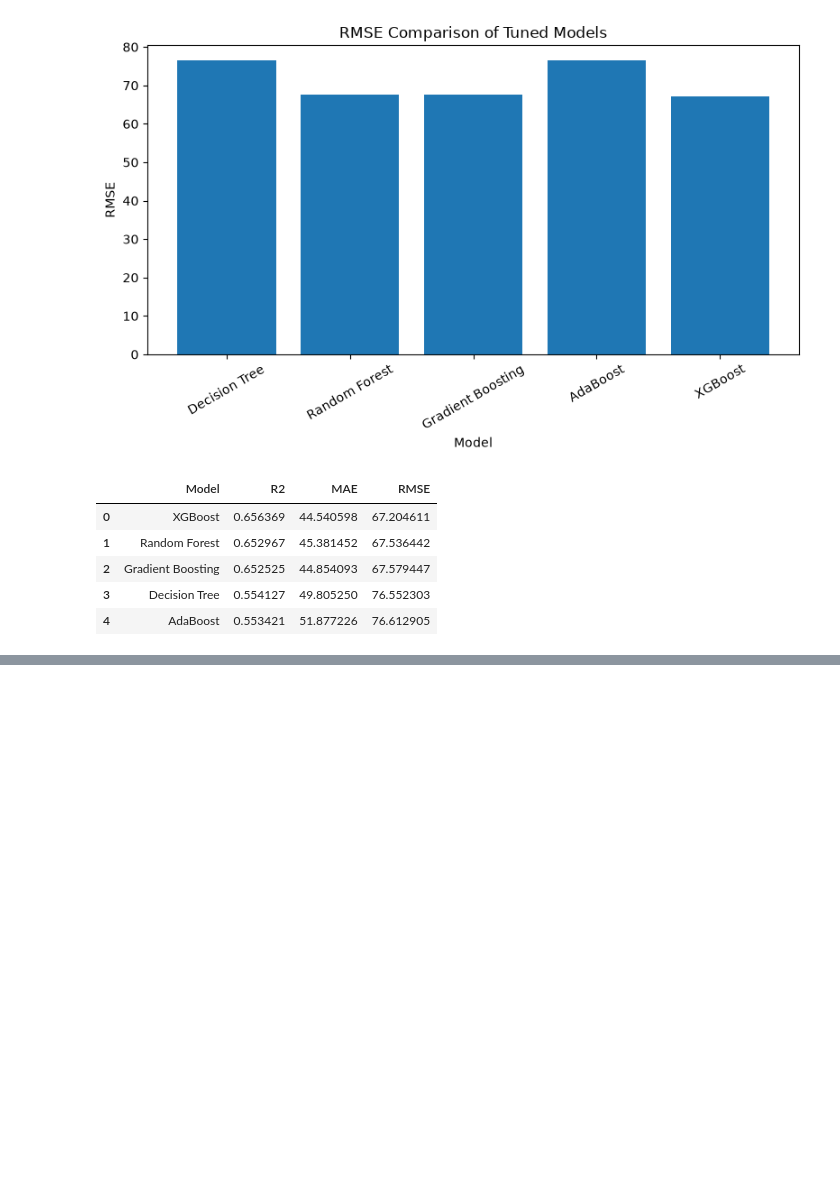
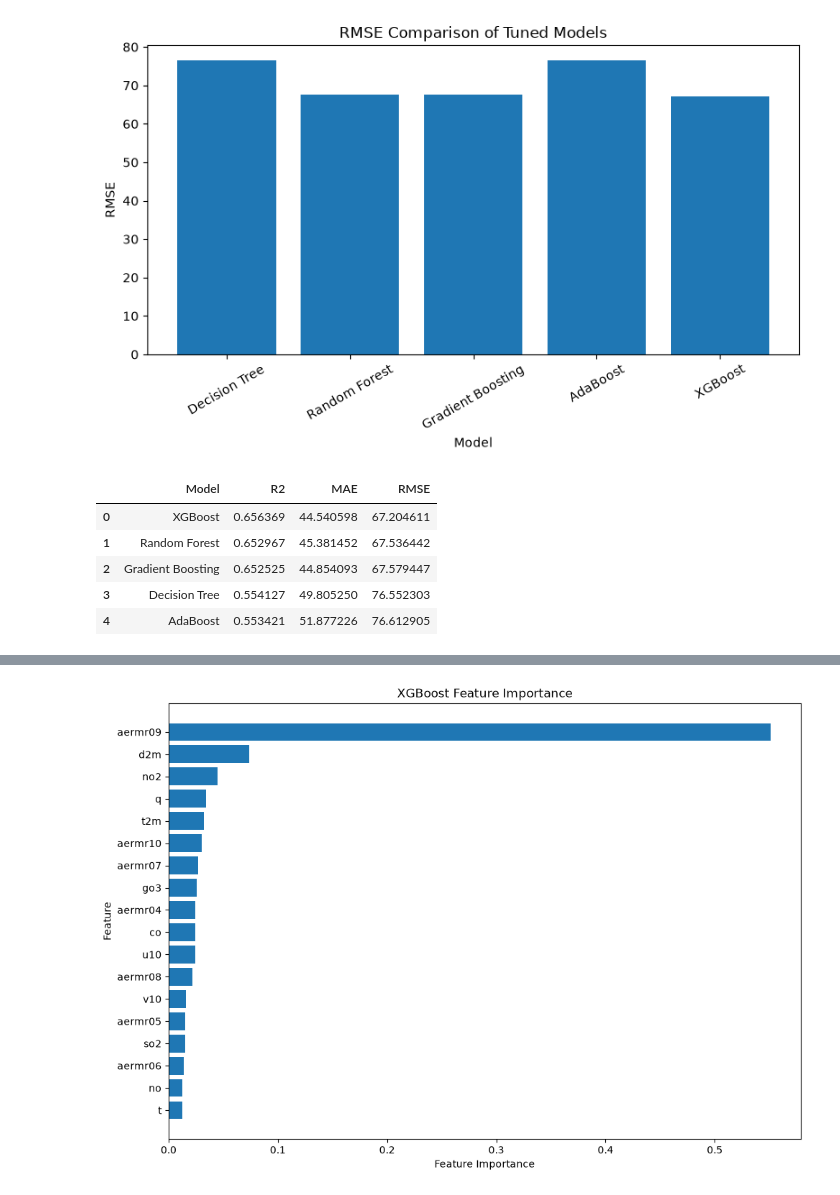
Before and after one commit to lubnashahanas07/PM25-Prediction-Using-Machine-Learning, a Jupyter notebook: modelling.ipynb, the cells around one changed output, grey strips where cells are left out. Cells and saved outputs as stored; diff of their text form; code cells hidden in the pictures; blank space fills up the shorter version.

```diff
--- a/modelling.ipynb
+++ b/modelling.ipynb
@@ -393,0 +440,12 @@ final_results
+# %%
+feature_importance = pd.DataFrame({
+    "Feature": x2_train.columns,
+    "Importance": best_model.feature_importances_
+})
+
+feature_importance = feature_importance.sort_values(
+    by="Importance",
+    ascending=False
+)
+
+feature_importance
@@ -393,0 +470,20 @@ final_results
+# %%
+# Lets visualize these feature importance
+
+plt.figure(figsize=(10, 7))
+
+plt.barh(
+    feature_importance["Feature"],
+    feature_importance["Importance"]
+)
+
+plt.xlabel("Feature Importance")
+plt.ylabel("Feature")
+plt.title("XGBoost Feature Importance")
+
+plt.gca().invert_yaxis()
+
+plt.tight_layout()
+plt.show()
+# %% [output]
+[figure, added]
```
Also changed, not shown: parts of 5 cells of this notebook.
